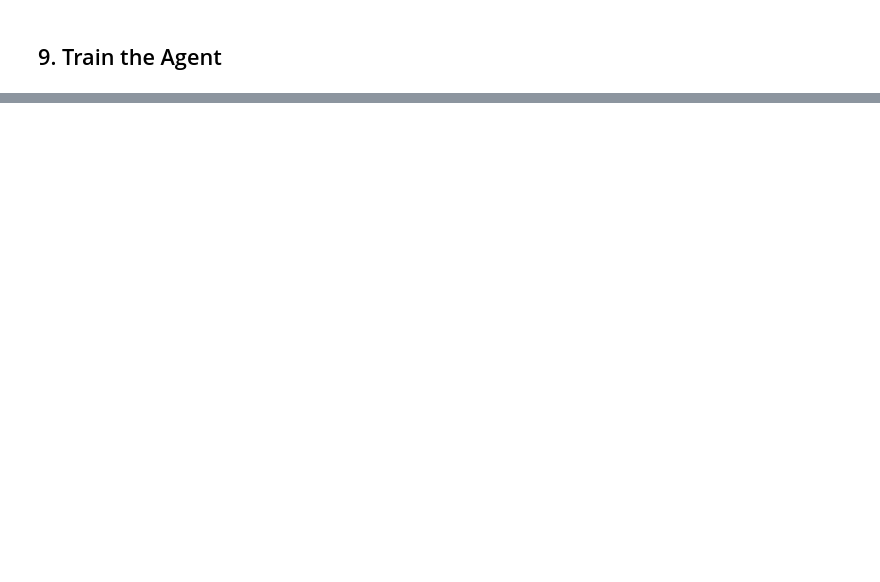
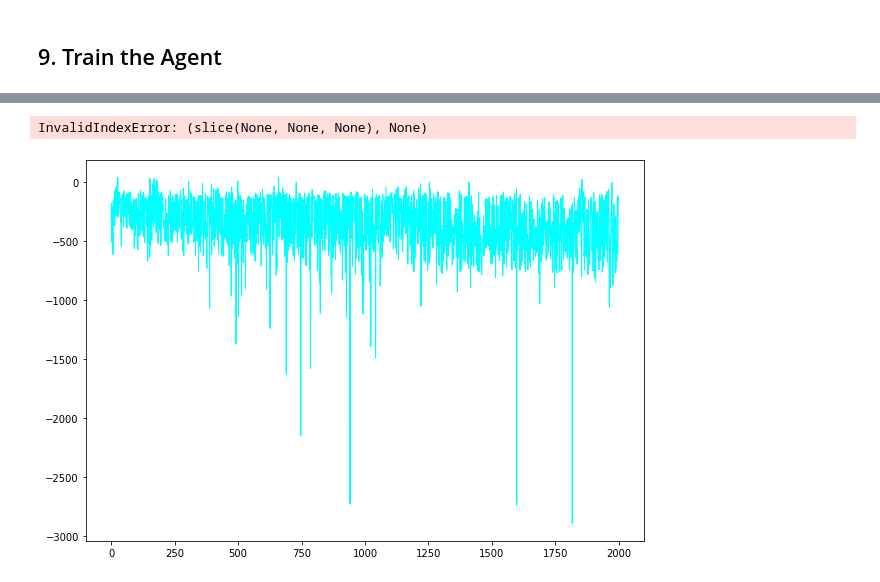
Before and after one commit to naufalmuafi/lunar-lander_DQN-tf, a Jupyter notebook: main.ipynb, the cells around one changed output, grey strips where cells are left out. Drawn from its saved outputs; the diff is of its cells as text; code cells hidden in the pictures; blank space fills up the shorter version.

```diff
--- a/main.ipynb
+++ b/main.ipynb
@@ -190,3 +191,8 @@ def agent_learn(experiences, gamma):
 
   # update the weights of target q_network
   utils.update_target_network(q_network, target_q_network)
+# %%
+state = env.reset()
+print(state[0].shape)
+state_qn = np.expand_dims(state[0], axis=0)
+print(state_qn.shape)
@@ -213,12 +222,13 @@ for i in range(num_episodes):
 
   # reset the env to the initial state/obs space and get the initial state
   state = env.reset()
+  state = state[0]
   total_points = 0
 
   for t in range(max_num_timesteps):
-
     # from the current states S choose an action A using an ε-greedy policy
     state_qn = np.expand_dims(state, axis=0) # Expand dimensions of the numpy array
+
     q_values = q_network(state_qn)
     action = utils.get_action(q_values, epsilon)
 
@@ -229,7 +239,7 @@ for i in range(num_episodes):
     # We store the done variable as well for convenience.
     memory_buffer.append(experience(state, action, reward, next_state, done))
 
-    # only update the network every NUM_STEPS_FOR_UPDATES time steps
+    # Only update the network every NUM_STEPS_FOR_UPDATE time steps.
     update = utils.check_update_conditions(t, NUM_STEPS_FOR_UPDATE, memory_buffer)
 
     if update:
@@ -272,0 +299,6 @@ ValueError: setting an array element with a sequence. The requested array has an
+# %%
+# Plot the point history
+utils.plot_history(total_point_history)
+# %% [output]
+InvalidIndexError: (slice(None, None, None), None)
+[figure, added]
```
Also changed, not shown: parts of 5 cells of this notebook.
